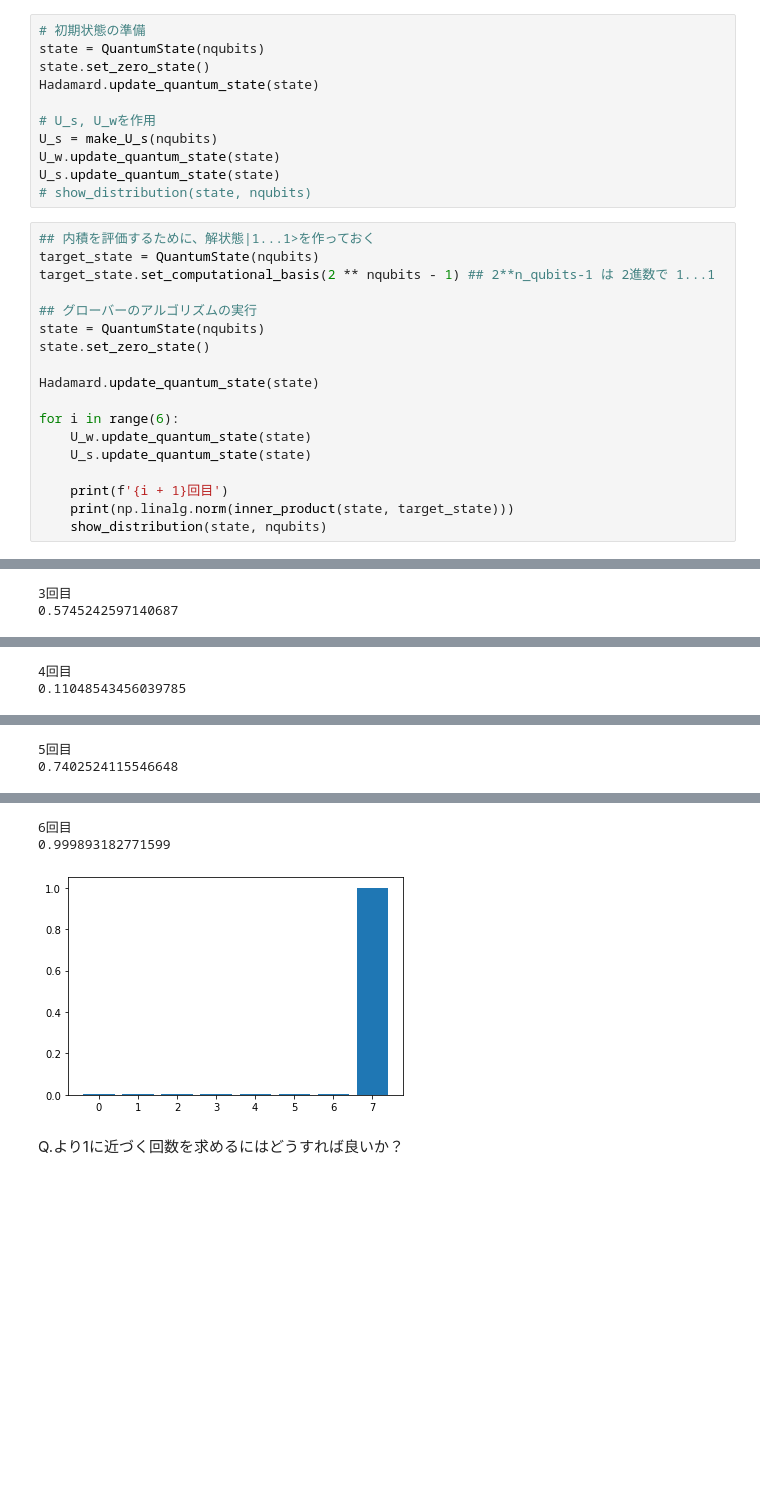
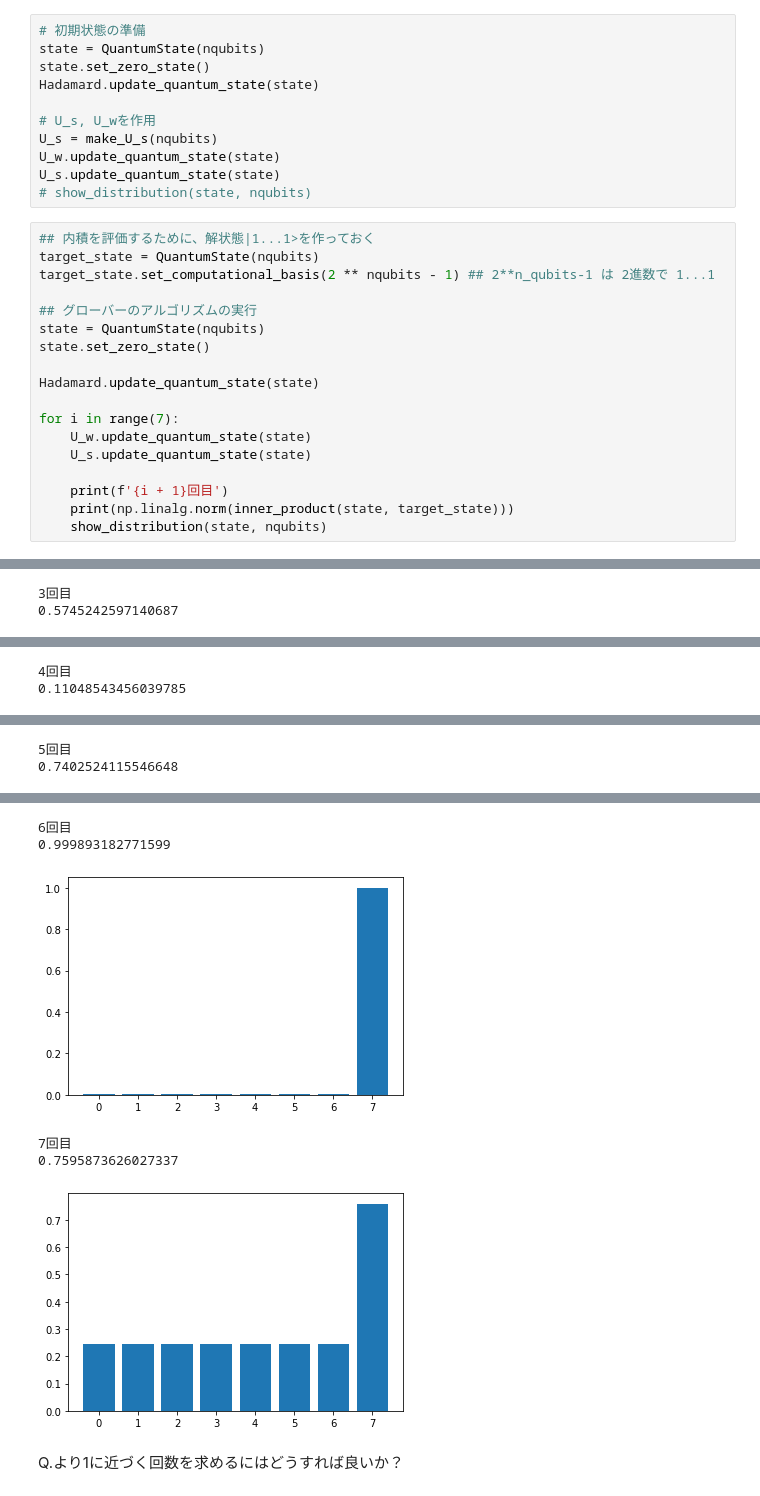
Before and after one commit to KaitoMuraoka/BasicQuantumAlgorithm, a Jupyter notebook: グローバーのアルゴリズム.ipynb, the cells around one changed output, grey strips where cells are left out. Cells and saved outputs as stored; diff of their text form; blank space fills up the shorter version.

```diff
--- a/グローバーのアルゴリズム.ipynb
+++ b/グローバーのアルゴリズム.ipynb
@@ -474,33 +476,36 @@ target_state.set_computational_basis(2 ** nqubits - 1) ## 2**n_qubits-1 は 2進
 state = QuantumState(nqubits)
 state.set_zero_state()
 
 Hadamard.update_quantum_state(state)
 
-for i in range(6):
+for i in range(7):
     U_w.update_quantum_state(state)
     U_s.update_quantum_state(state)
 
     print(f'{i + 1}回目')
     print(np.linalg.norm(inner_product(state, target_state)))
     show_distribution(state, nqubits)
 # %% [output]
 1回目
 0.8838834764831837
 [figure]
 2回目
 0.9722718241315015
 [figure]
 3回目
 0.5745242597140687
 [figure]
 4回目
 0.11048543456039785
 [figure]
 5回目
 0.7402524115546648
 [figure]
 6回目
 0.999893182771599
 [figure]
+7回目
+0.7595873626027337
+[figure, added]
 # %% [markdown]
 Q.より1に近づく回数を求めるにはどうすれば良いか？
```
Also changed, not shown: parts of 1 cell of this notebook.
